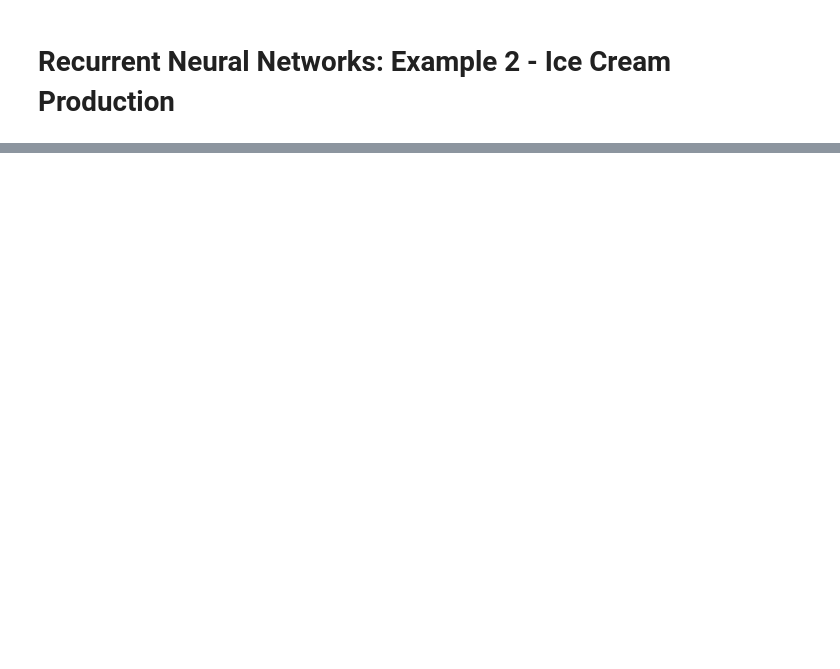
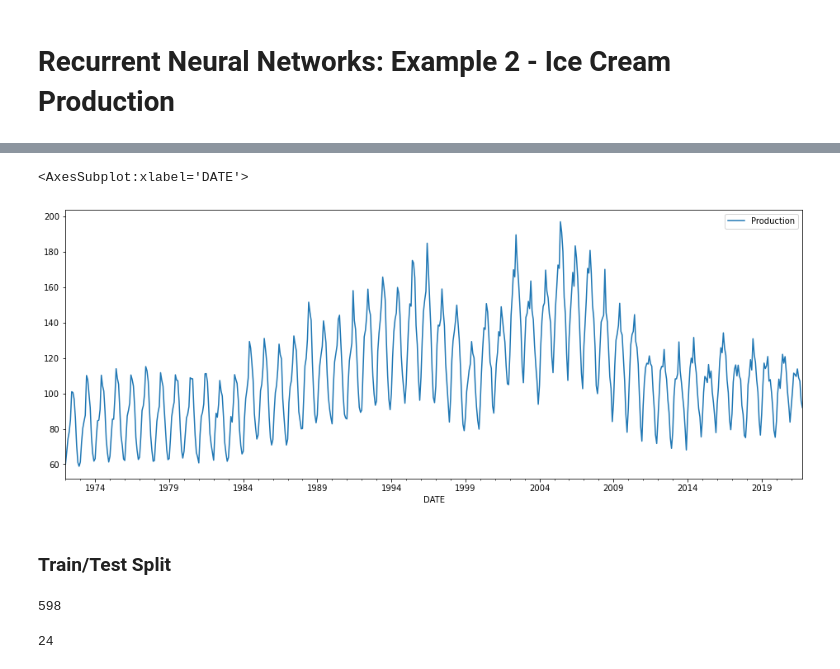
Before and after one commit to mxagar/data_science_python_tools, a Jupyter notebook: 19_NeuralNetworks_Keras/19_07_Keras_RNN/19_07_3_RNN_Example_2_IceCreamProduction.ipynb, the cells around one changed output, grey strips where cells are left out. Drawn from its saved outputs; the diff is of its cells as text; code cells hidden in the pictures; blank space fills up the shorter version.

Commit message:
finished 3rd example: ice cream production

```diff
--- a/19_NeuralNetworks_Keras/19_07_Keras_RNN/19_07_3_RNN_Example_2_IceCreamProduction.ipynb
+++ b/19_NeuralNetworks_Keras/19_07_Keras_RNN/19_07_3_RNN_Example_2_IceCreamProduction.ipynb
@@ -20,0 +32,2 @@ Therefore, often date strings need to be converted into datetime type.**
+# %%
+df = pd.read_csv('../../data/IPN31152N.csv',index_col='DATE',parse_dates=True)
@@ -20,0 +44,2 @@ Therefore, often date strings need to be converted into datetime type.**
+# %%
+df.columns = ['Production']
@@ -20,0 +56,11 @@ Therefore, often date strings need to be converted into datetime type.**
+# %%
+df.plot(figsize=(16,6))
+# %% [output]
+<AxesSubplot:xlabel='DATE'>
+[figure, added]
+# %% [markdown]
+### Train/Test Split
+# %%
+len(df)
+# %% [output]
+598
@@ -20,0 +76,4 @@ Therefore, often date strings need to be converted into datetime type.**
+# %%
+len(test)
+# %% [output]
+24
```
Also changed, not shown: parts of 41 cells of this notebook, 2 other files.
